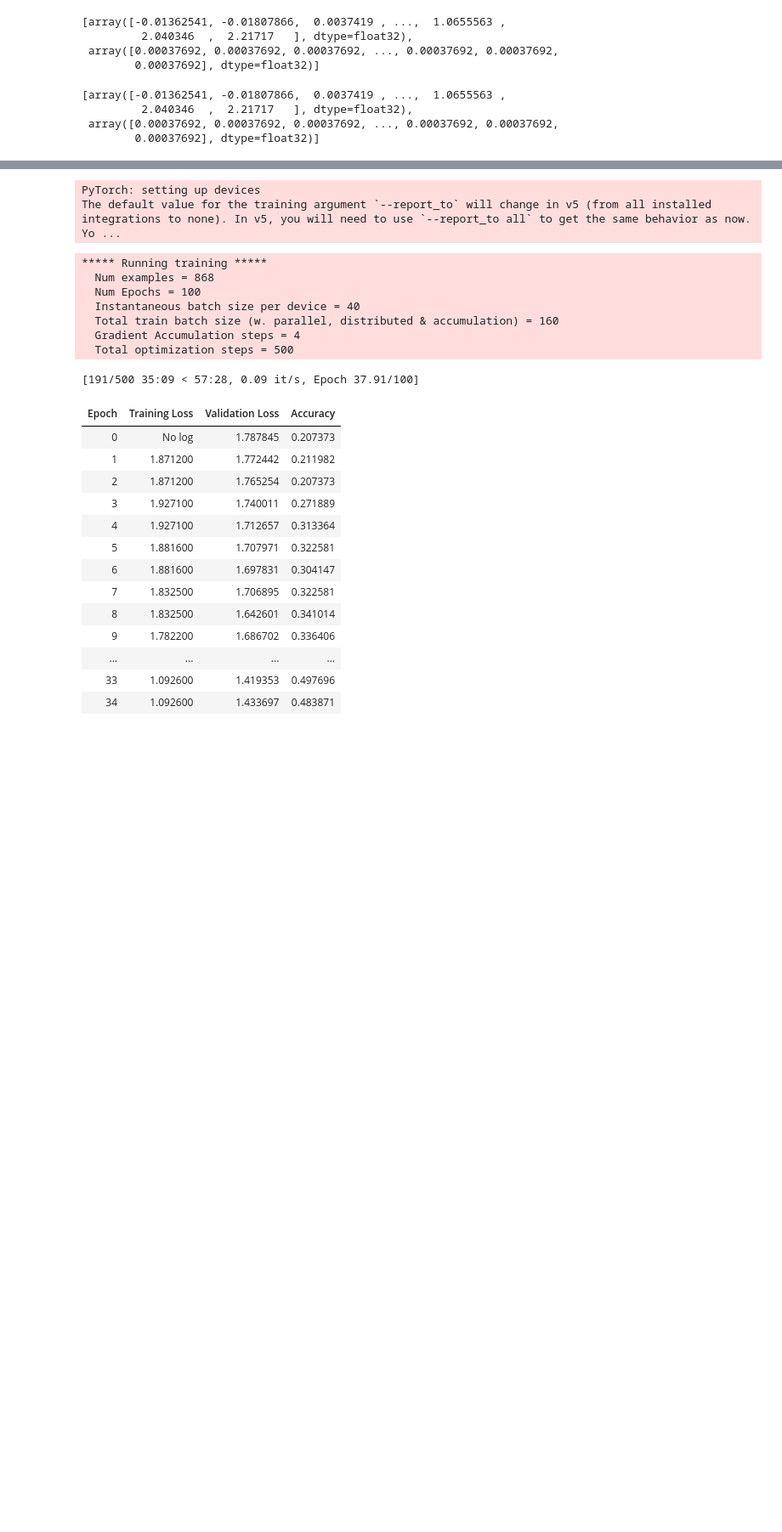
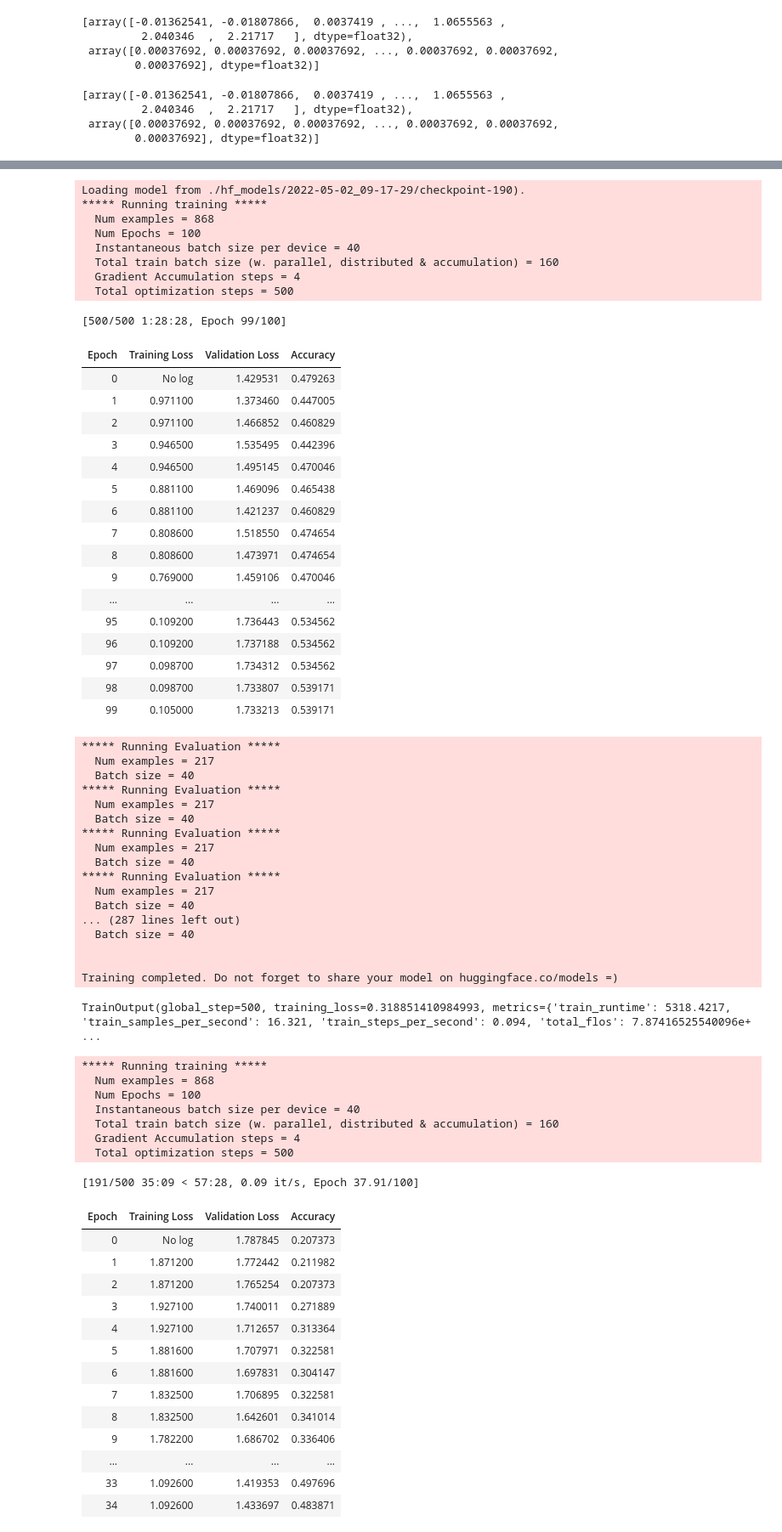
Before and after one commit to pakdaniel/DataMiningFinal, a Jupyter notebook: DataMiningFinal.ipynb, the cells around one changed output, grey strips where cells are left out. Shown at 85% size. Saved outputs shown, nothing was run; the diff lists cells and outputs as text; code cells hidden in the pictures; blank space fills up the shorter version.

Commit message:
ran hugging face for another 100 epochs

```diff
--- a/DataMiningFinal.ipynb
+++ b/DataMiningFinal.ipynb
@@ -1046,20 +993,66 @@ output_dir = os.path.join(output_dir, time.strftime("%Y-%m-%d_%H-%M-%S"))
 training_args = TrainingArguments(
     output_dir=output_dir,
     evaluation_strategy="epoch",
-    save_strategy="epoch",
     learning_rate=2e-5,
     num_train_epochs=EPOCHS,
     per_device_train_batch_size=batch_size,
     per_device_eval_batch_size=batch_size,
     gradient_accumulation_steps=4,
     logging_steps=10,
-    load_best_model_at_end=True,
     metric_for_best_model="accuracy",
     push_to_hub=False,
+    save_total_limit = 2,
+    save_strategy = "no",
+    load_best_model_at_end=False,
 )
-# %% [output]
-PyTorch: setting up devices
-The default value for the training argument `--report_to` will change in v5 (from all installed integrations to none). In v5, you will need to use `--report_to all` to get the same behavior as now. Yo ...
+# %%
+# this one was interupted du
+trainer.train("./hf_models/2022-05-02_09-17-29/checkpoint-190")
+# %% [output]
+Loading model from ./hf_models/2022-05-02_09-17-29/checkpoint-190).
+***** Running training *****
+  Num examples = 868
+  Num Epochs = 100
+  Instantaneous batch size per device = 40
+  Total train batch size (w. parallel, distributed & accumulation) = 160
+  Gradient Accumulation steps = 4
+  Total optimization steps = 500
+[500/500 1:28:28, Epoch 99/100]
+| Epoch | Training Loss | Validation Loss | Accuracy |
+| 0 | No log | 1.429531 | 0.479263 |
+| 1 | 0.971100 | 1.373460 | 0.447005 |
+| 2 | 0.971100 | 1.466852 | 0.460829 |
+| 3 | 0.946500 | 1.535495 | 0.442396 |
+| 4 | 0.946500 | 1.495145 | 0.470046 |
+| 5 | 0.881100 | 1.469096 | 0.465438 |
+| 6 | 0.881100 | 1.421237 | 0.460829 |
+| 7 | 0.808600 | 1.518550 | 0.474654 |
+| 8 | 0.808600 | 1.473971 | 0.474654 |
+| 9 | 0.769000 | 1.459106 | 0.470046 |
+| ... | ... | ... | ... |
+| 95 | 0.109200 | 1.736443 | 0.534562 |
+| 96 | 0.109200 | 1.737188 | 0.534562 |
+| 97 | 0.098700 | 1.734312 | 0.534562 |
+| 98 | 0.098700 | 1.733807 | 0.539171 |
+| 99 | 0.105000 | 1.733213 | 0.539171 |
+***** Running Evaluation *****
+  Num examples = 217
+  Batch size = 40
+***** Running Evaluation *****
+  Num examples = 217
+  Batch size = 40
+***** Running Evaluation *****
+  Num examples = 217
+  Batch size = 40
+***** Running Evaluation *****
+  Num examples = 217
+  Batch size = 40
+... (287 lines left out)
+  Batch size = 40
+
+
+Training completed. Do not forget to share your model on huggingface.co/models =)
+TrainOutput(global_step=500, training_loss=0.318851410984993, metrics={'train_runtime': 5318.4217, 'train_samples_per_second': 16.321, 'train_steps_per_second': 0.094, 'total_flos': 7.87416525540096e+ ...
 # %%
 trainer = Trainer(
     model,
```
Also changed, not shown: parts of 7 cells of this notebook.
